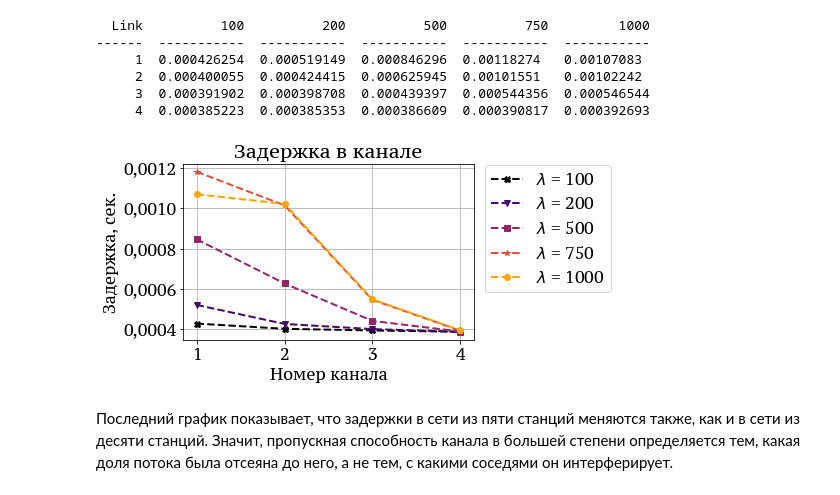
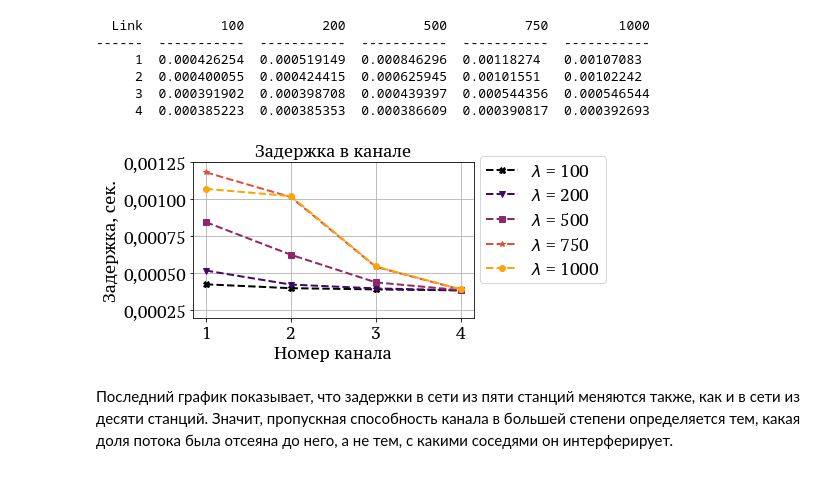
Before and after one commit to larioandr/thesis-queues, a Jupyter notebook: experiments/NsPhFit.ipynb, the cells around one changed output. Saved outputs shown, nothing was run; the diff lists cells and outputs as text; code cells hidden in the pictures.

```diff
--- a/experiments/NsPhFit.ipynb
+++ b/experiments/NsPhFit.ipynb
@@ -775,39 +786,41 @@ def plot_chan_delays(
         response_times: Dict[int, Sequence[float]] = NET_5_RESPONSE_TIMES,
         image_name: str = ""
 ):
-    fig, ax = plt.subplots(1, 1, figsize=(9, 3.8))
+    fig, ax = plt.subplots(1, 1, figsize=(9, 3.5))
 
     markers = ['X', 'v', 's', '*', 'o']
     colors = [get_color(i / len(RATES)) for i in range(len(RATES))]
     ox = np.arange(1, net_size)
 
     for i, rate in enumerate(RATES):
         kwargs = {
             "color": colors[i],
             "linewidth": 2,
             "marker": markers[i],
             "markersize": 6,
             "label": fr"$\lambda$ = {rate}",
         }
         ax.plot(ox, response_times[rate], '--', **kwargs)
 
     # Настраиваем оси и фон, рисуем легенду.
     ax.grid()
     ax.set_xlabel("Номер канала")
     ax.set_ylabel("Задержка, сек.")
     ax.set_xticks(ox)
     ax.set_title("Задержка в канале")
+    ax.set_yticks([0.00025, 0.0005, 0.00075, 0.001, 0.00125])
+    ax.set_ylim((0.0002, 0.00125))
 
     plt.legend(*ax.get_legend_handles_labels(), loc='center right',
                bbox_to_anchor=(1.5, 0.63))
     # ax.legend()
 
     plt.tight_layout()
     savefig(image_name)
 
 plot_chan_delays(image_name="ch4_ns3_net_5_response_times")
 # %% [output]
-[figure, old version]
+[figure, new version]
 # %% [markdown]
 Последний график показывает, что задержки в сети из пяти станций меняются
 также, как и в сети из десяти станций. Значит, пропускная способность канала
```
Also changed, not shown: parts of 13 cells of this notebook, 42 other files.
